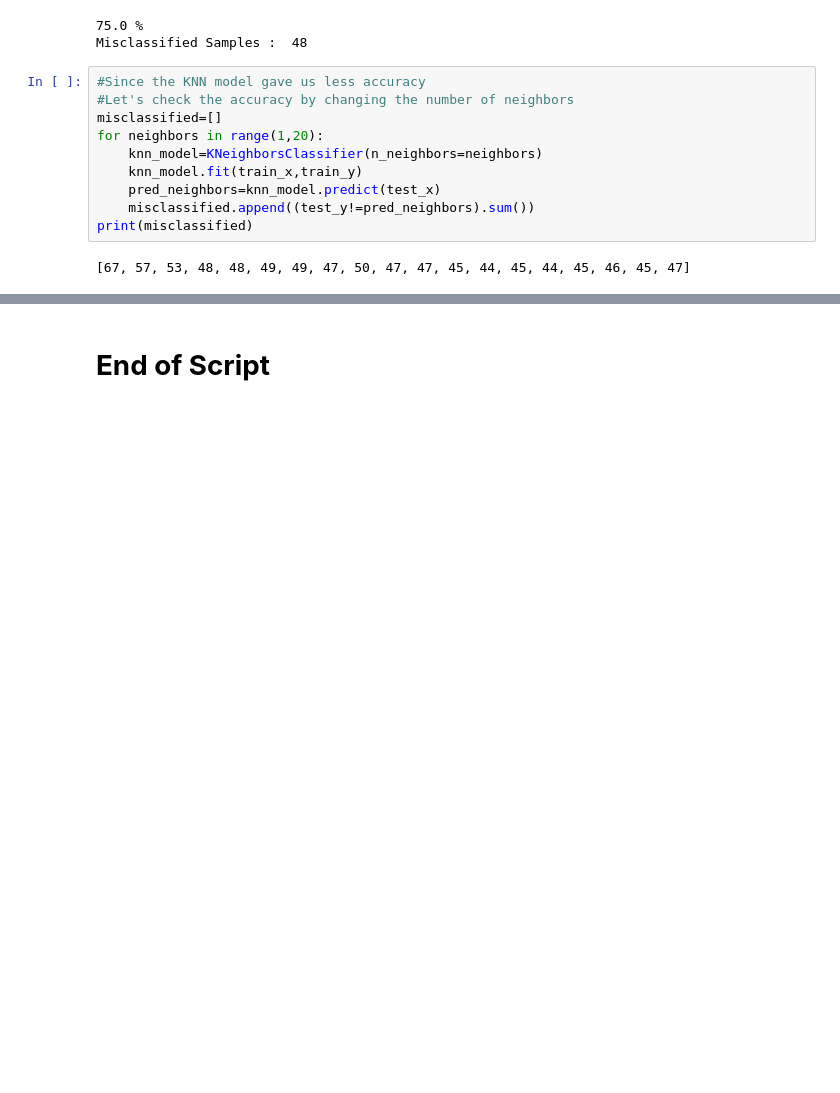
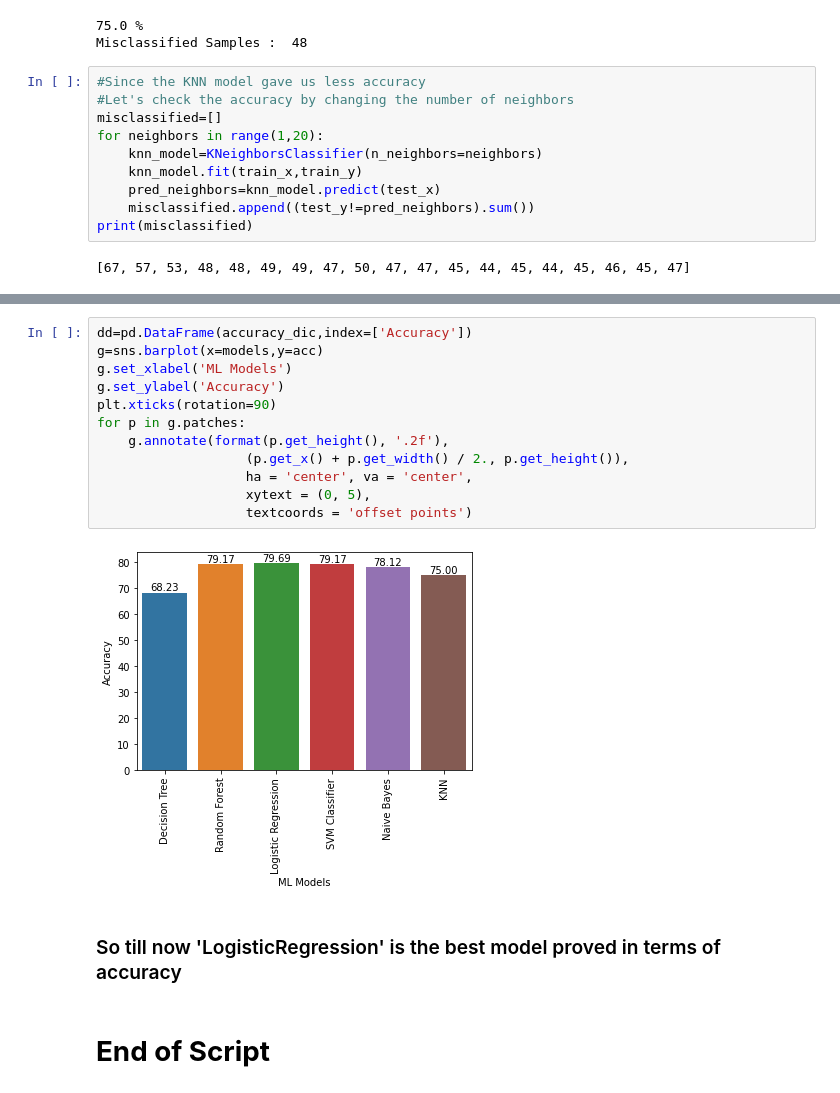
Before and after one commit to Azam4204/Diabetes-Prediction, a Jupyter notebook: DiabetesPredictionFinal.ipynb, the cells around one changed output, grey strips where cells are left out. Cells and saved outputs as stored; diff of their text form; blank space fills up the shorter version.

```diff
--- a/DiabetesPredictionFinal.ipynb
+++ b/DiabetesPredictionFinal.ipynb
@@ -377,2 +398,18 @@ print(misclassified)
+# %%
+dd=pd.DataFrame(accuracy_dic,index=['Accuracy'])
+g=sns.barplot(x=models,y=acc)
+g.set_xlabel('ML Models')
+g.set_ylabel('Accuracy')
+plt.xticks(rotation=90)
+for p in g.patches:
+    g.annotate(format(p.get_height(), '.2f'),
+                   (p.get_x() + p.get_width() / 2., p.get_height()),
+                   ha = 'center', va = 'center',
+                   xytext = (0, 5),
+                   textcoords = 'offset points')
+# %% [output]
+[figure, added]
+# %% [markdown]
+### So till now 'LogisticRegression' is the best model proved in terms of accuracy
 # %% [markdown]
 # <b> End of Script
```
Also changed, not shown: parts of 10 cells of this notebook.
